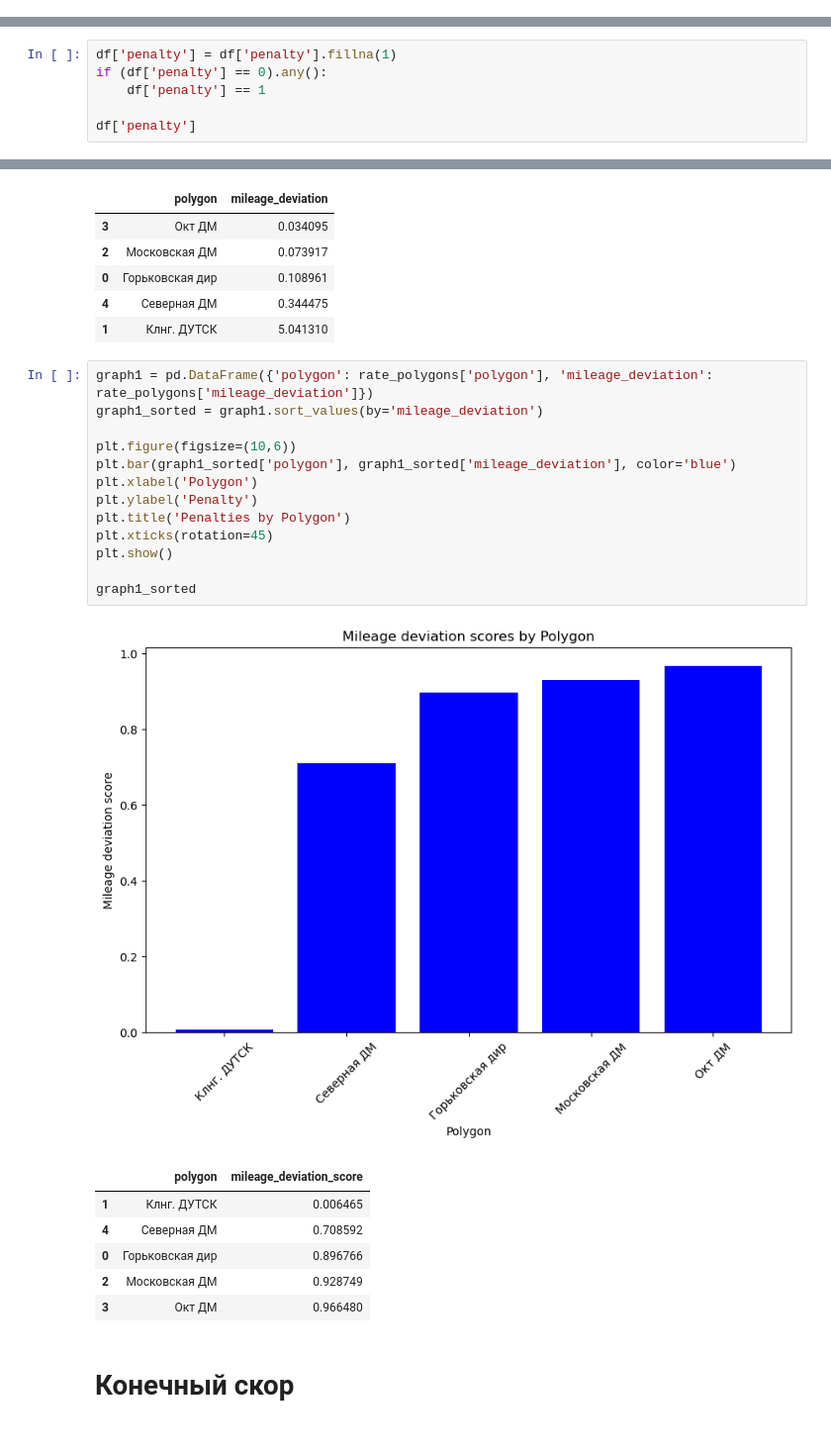
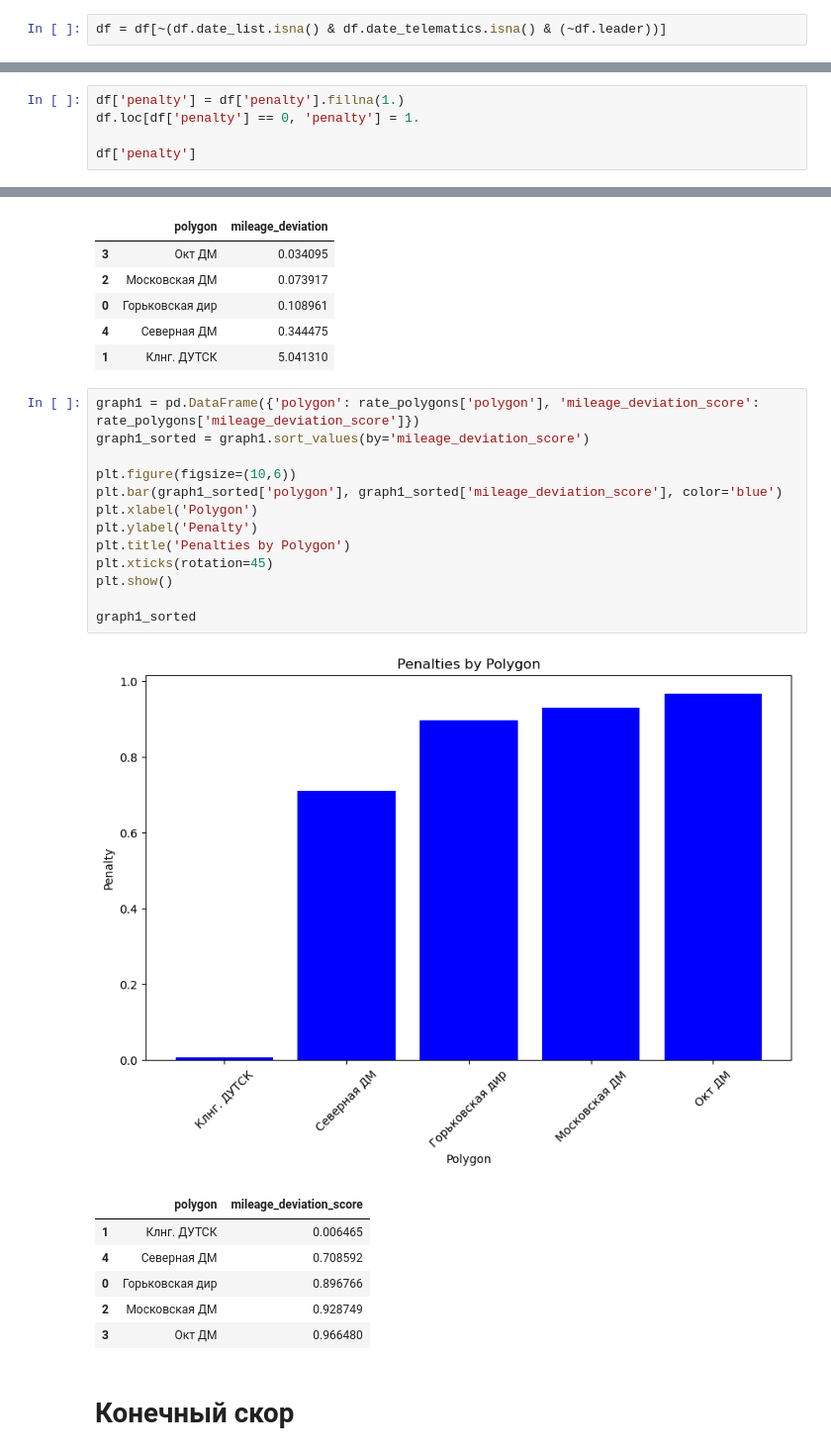
Before and after one commit to EgorAndrik/CP-Dashboards, a Jupyter notebook: models/graphs.ipynb, the cells around one changed output, grey strips where cells are left out. Shown at 99% size. Cells and saved outputs as stored; diff of their text form.

```diff
--- a/models/graphs.ipynb
+++ b/models/graphs.ipynb
@@ -5,6 +5,8 @@ import seaborn as sns
 import matplotlib.pyplot as plt
 # %%
 df = pd.read_excel("data.xlsx")
+# %%
+df = df[~(df.date_list.isna() & df.date_telematics.isna() & (~df.leader))]
 # %%
 df
 # %% [output]
@@ -22,9 +24,8 @@ df
 | 4400 | False | Северная ДМ | М777КХ07 | Архангельская механизированная ди... | В целевой структуре парка | 2024-04-06 | 8.0 | NaT | ... |
 4401 rows × 11 columns
 # %%
-df['penalty'] = df['penalty'].fillna(1)
-if (df['penalty'] == 0).any():
-    df['penalty'] == 1
+df['penalty'] = df['penalty'].fillna(1.)
+df.loc[df['penalty'] == 0, 'penalty'] = 1.
 
 df['penalty']
 # %% [output]
@@ -169,20 +178,20 @@ graph1_sorted
 | 4 | Северная ДМ | 0.344475 |
 | 1 | Клнг. ДУТСК | 5.041310 |
 # %%
-graph1 = pd.DataFrame({'polygon': rate_polygons['polygon'], 'mileage_deviation': rate_polygons['mileage_deviation']})
-graph1_sorted = graph1.sort_values(by='mileage_deviation')
+graph1 = pd.DataFrame({'polygon': rate_polygons['polygon'], 'mileage_deviation_score': rate_polygons['mileage_deviation_score']})
+graph1_sorted = graph1.sort_values(by='mileage_deviation_score')
 
 plt.figure(figsize=(10,6))
-plt.bar(graph1_sorted['polygon'], graph1_sorted['mileage_deviation'], color='blue')
+plt.bar(graph1_sorted['polygon'], graph1_sorted['mileage_deviation_score'], color='blue')
 plt.xlabel('Polygon')
 plt.ylabel('Penalty')
 plt.title('Penalties by Polygon')
 plt.xticks(rotation=45)
 plt.show()
 
 graph1_sorted
 # %% [output]
-[figure, old version]
+[figure, new version]
 |  | polygon | mileage_deviation_score |
 | 1 | Клнг. ДУТСК | 0.006465 |
 | 4 | Северная ДМ | 0.708592 |
```
Also changed, not shown: parts of 27 cells of this notebook, 2 other files.
